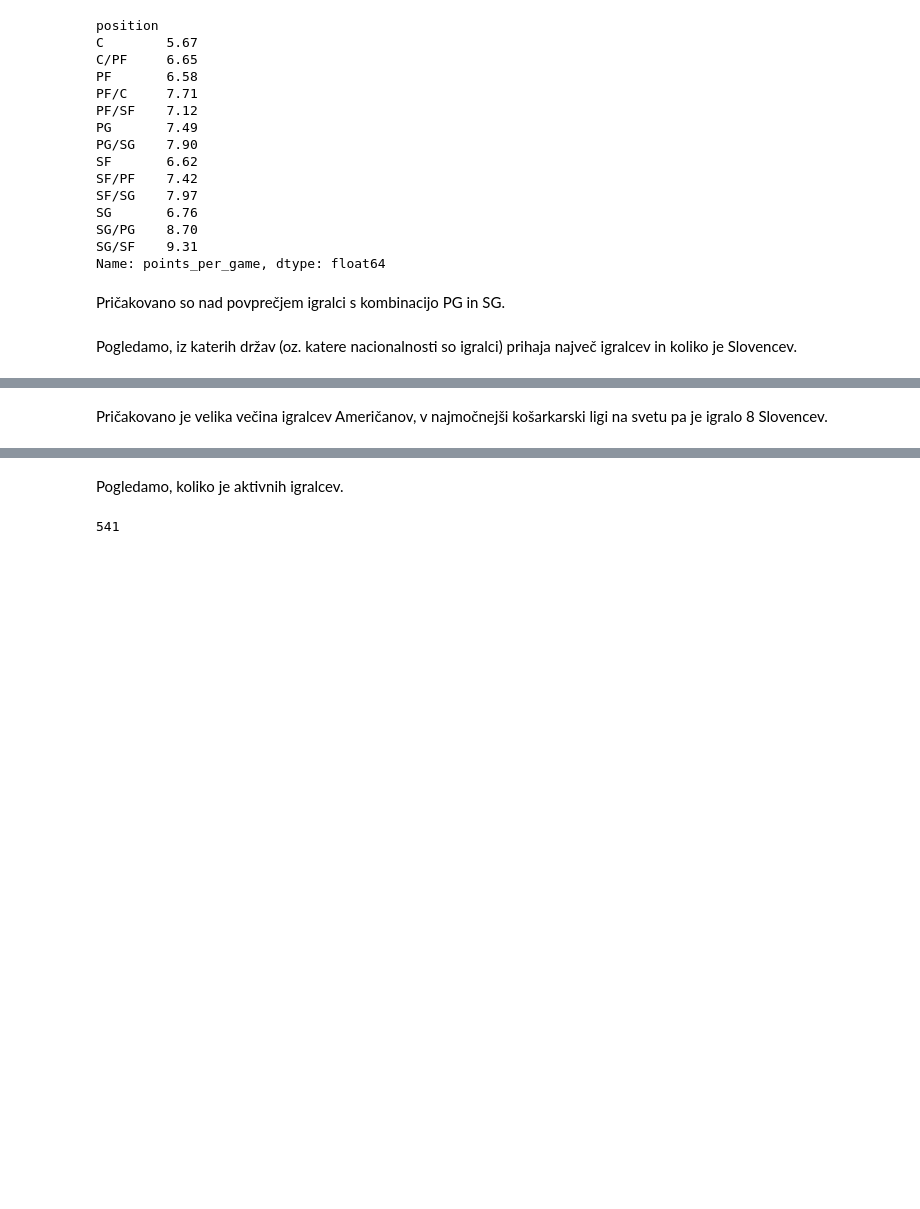
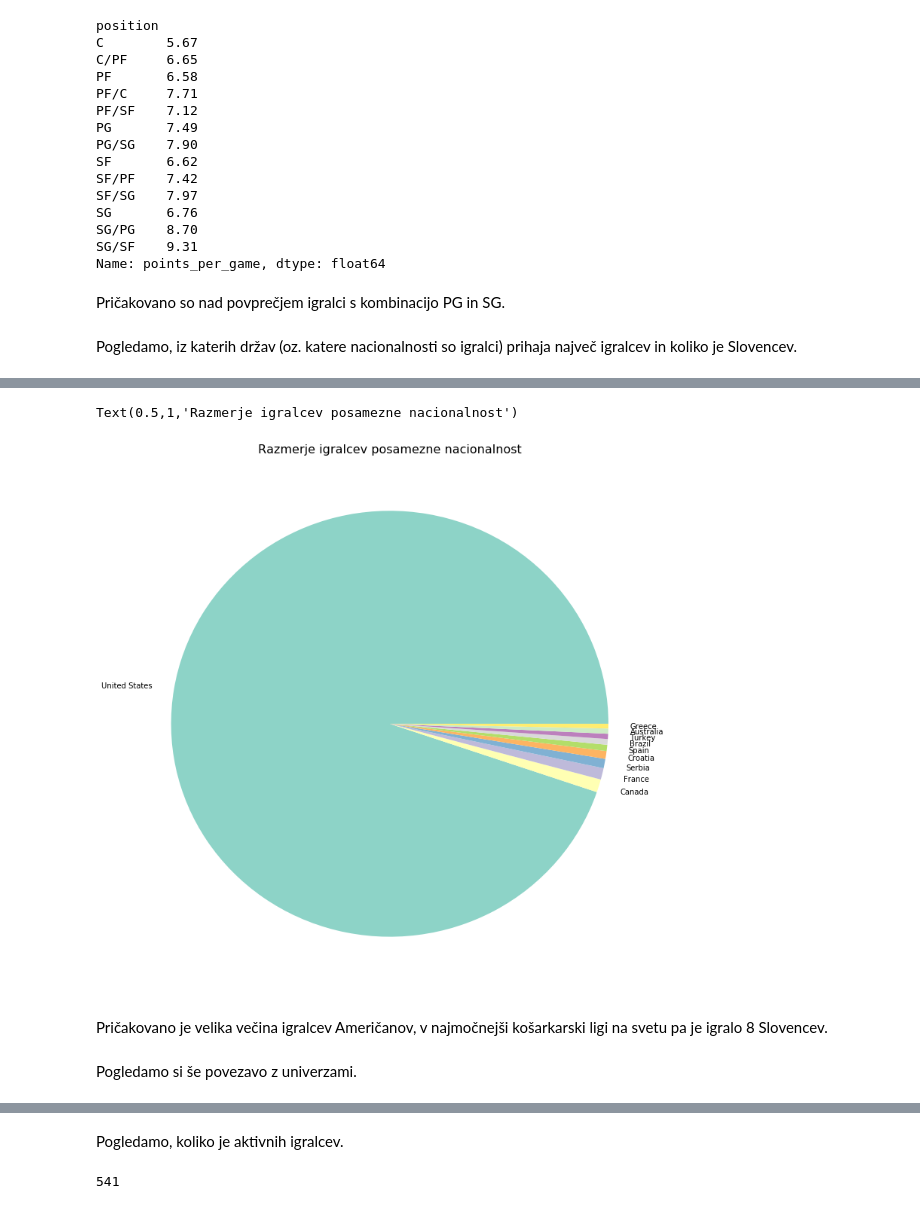
Before and after one commit to sarabizjak7/NBA_players, a Jupyter notebook: data_analysis.ipynb, the cells around one changed output, grey strips where cells are left out. Saved outputs shown, nothing was run; the diff lists cells and outputs as text; code cells hidden in the pictures; blank space fills up the shorter version.

```diff
--- a/data_analysis.ipynb
+++ b/data_analysis.ipynb
@@ -226,2 +242,12 @@ print(nacionalnost['Slovenia'])
+# %%
+nacionalnost2 = podatki.groupby('nationality').count()['player_name']
+nacionalnost2 = nacionalnost2.sort_values()
+nacionalnost[:10].plot(kind='pie', colormap='Set3', figsize=(13, 13)).set(ylabel='')
+plot.title('Razmerje igralcev posamezne nacionalnost', fontsize = 16)
+# %% [output]
+Text(0.5,1,'Razmerje igralcev posamezne nacionalnost')
+[figure, added]
 # %% [markdown]
 Pričakovano je velika večina igralcev Američanov, v najmočnejši košarkarski ligi na svetu pa je igralo 8 Slovencev.
+# %% [markdown]
+Pogledamo si še povezavo z univerzami.
```
Also changed, not shown: parts of 32 cells of this notebook.
